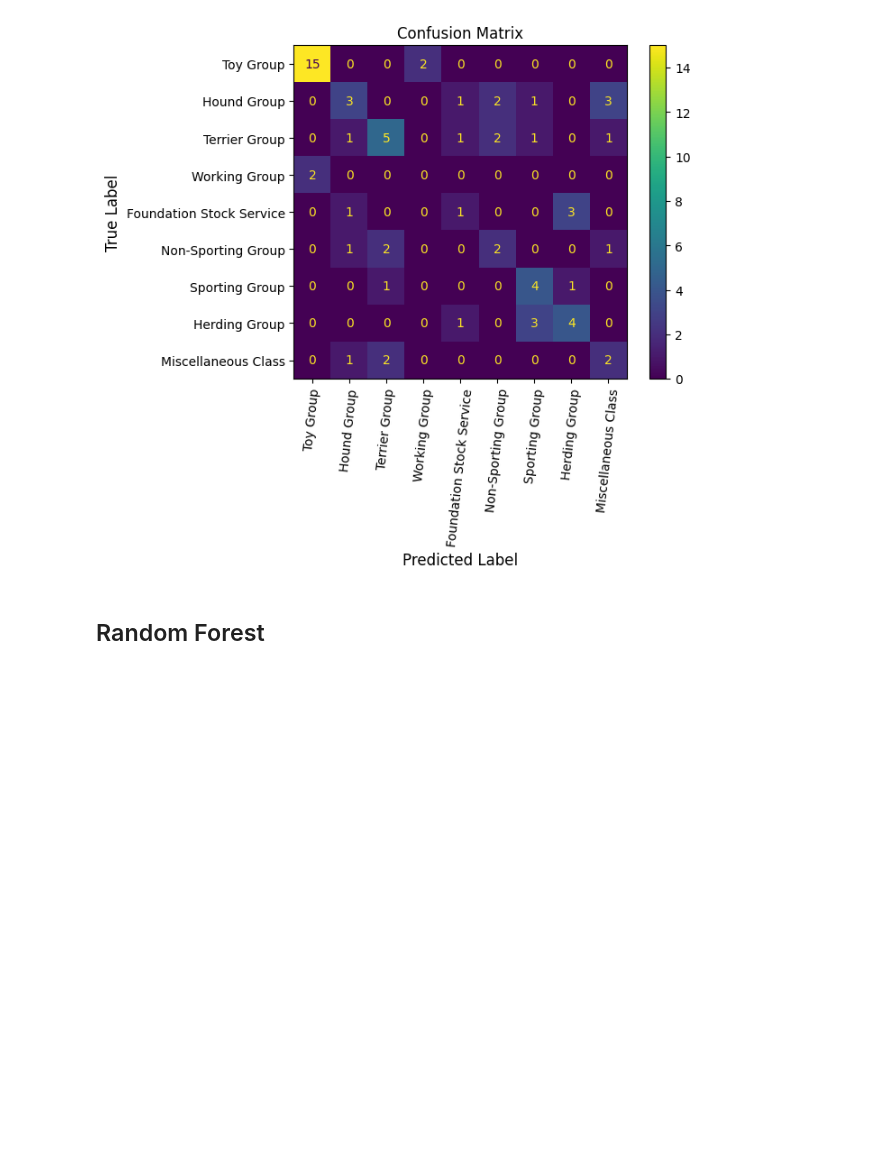
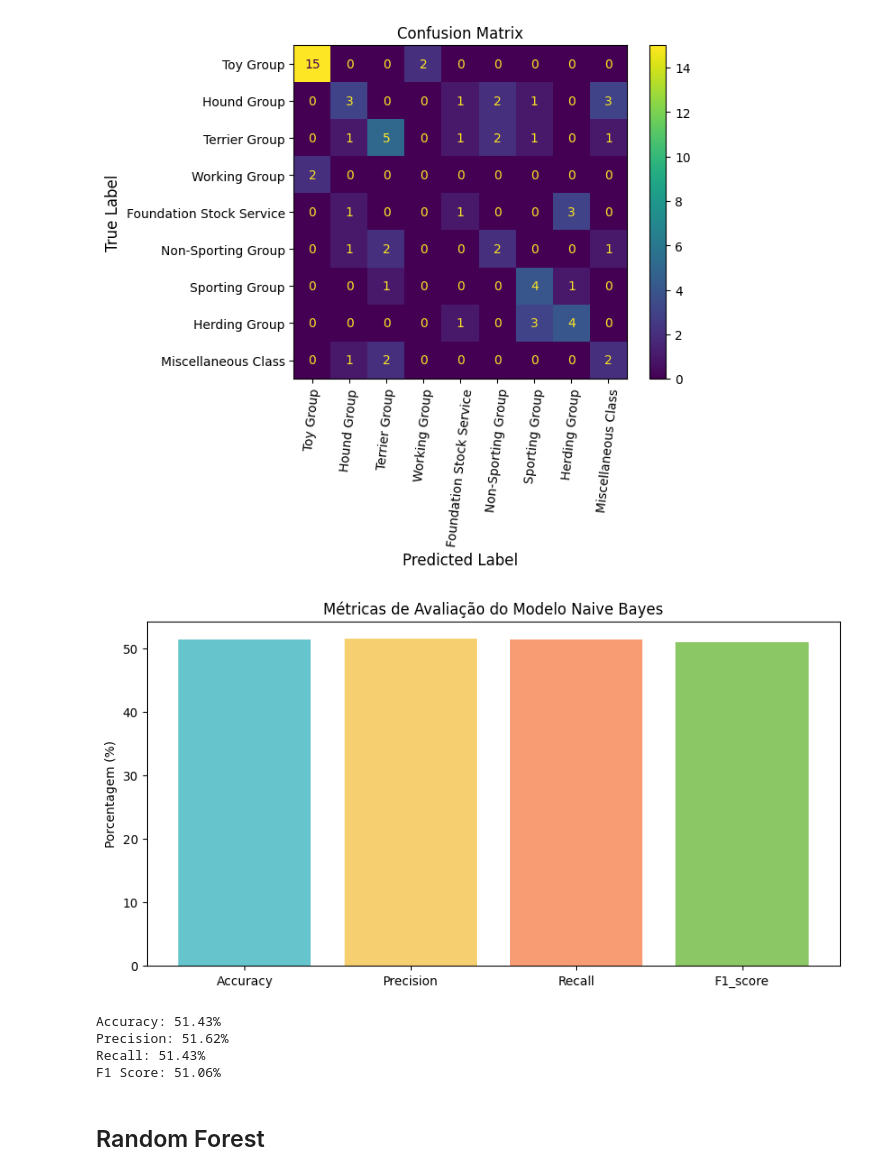
Before and after one commit to felipeduartea/projeto-ia, a Jupyter notebook: Trabalho_IA.ipynb, the cells around one changed output. Drawn from its saved outputs; the diff is of its cells as text; code cells hidden in the pictures; blank space fills up the shorter version.

```diff
--- a/Trabalho_IA.ipynb
+++ b/Trabalho_IA.ipynb
@@ -282,6 +173,33 @@ plt.show()
 # %% [output]
 <Figure size 1000x700 with 0 Axes>
 [figure]
+# %%
+accuracy = accuracy_score(y_test, y_pred) * 100
+precision = precision_score(y_test, y_pred, average='weighted') * 100
+recall = recall_score(y_test, y_pred, average='weighted') * 100
+f1 = f1_score(y_test, y_pred, average='weighted') * 100
+
+metrics = ['Accuracy', 'Precision', 'Recall', 'F1_score']
+values = [accuracy, precision, recall, f1]
+
+plt.figure(figsize=(10, 5))
+plt.bar(metrics, values, color=['#66c5cc', '#f6cf71', '#f89c74', '#8cc765', '#9eb9f3'])
+plt.ylabel('Porcentagem (%)')
+plt.title('Métricas de Avaliação do Modelo Naive Bayes')
+
+
+plt.show()
+
+print(f'Accuracy: {accuracy:.2f}%')
+print(f'Precision: {precision:.2f}%')
+print(f'Recall: {recall:.2f}%')
+print(f'F1 Score: {f1:.2f}%')
+# %% [output]
+[figure, added]
+Accuracy: 51.43%
+Precision: 51.62%
+Recall: 51.43%
+F1 Score: 51.06%
 # %% [markdown]
 ## Random Forest
 # %%
```
Also changed, not shown: parts of 52 cells of this notebook.
